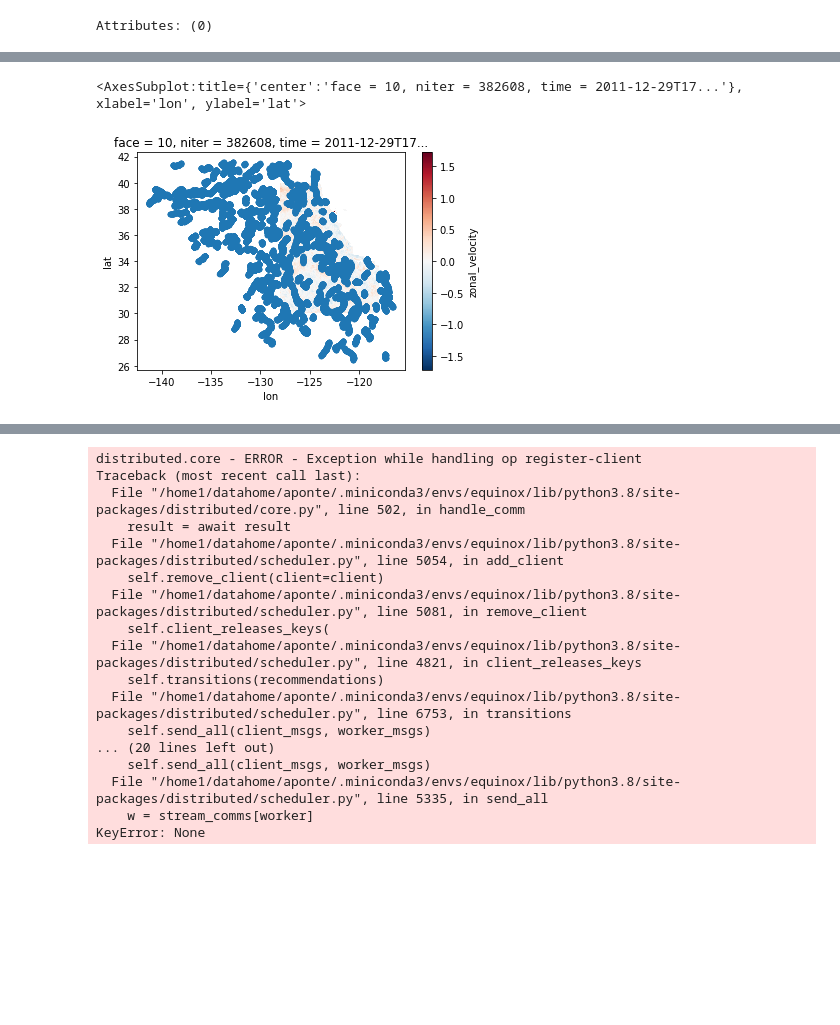
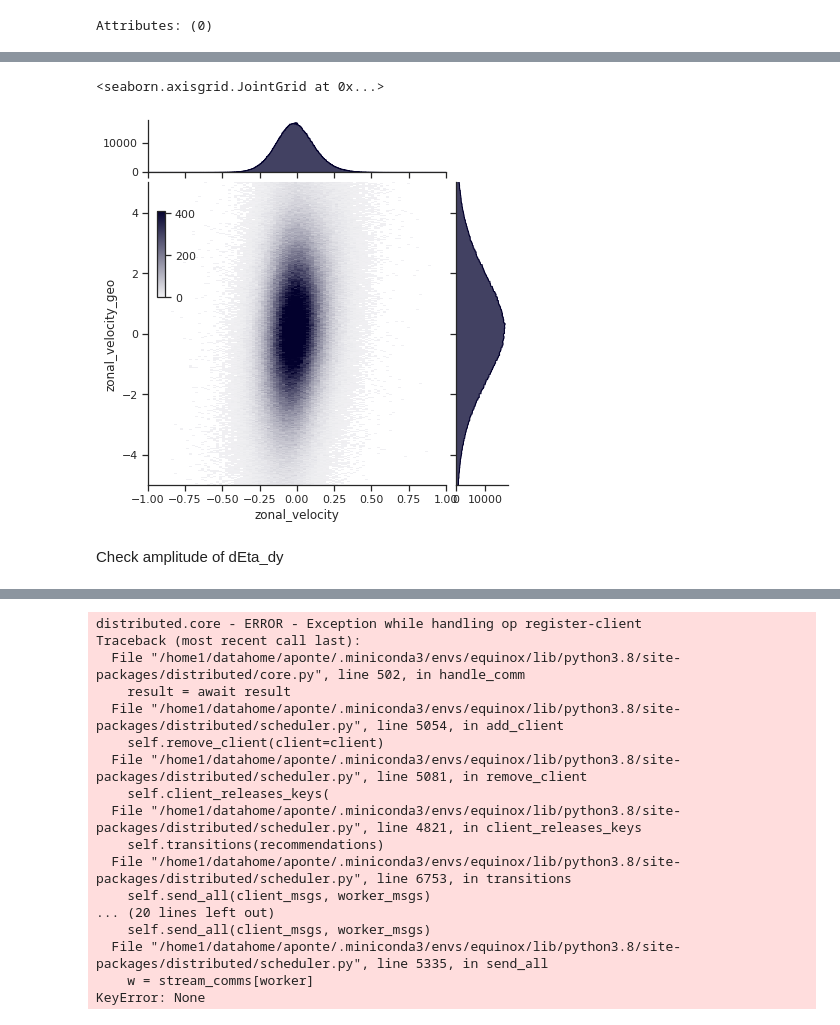
Before and after one commit to apatlpo/mit_equinox, a Jupyter notebook: calval/regional_interp.ipynb, the cells around one changed output, grey strips where cells are left out. Drawn from its saved outputs; the diff is of its cells as text; code cells hidden in the pictures; blank space fills up the shorter version.

Commit message:
wip update interp, weird amplitude

```diff
--- a/calval/regional_interp.ipynb
+++ b/calval/regional_interp.ipynb
@@ -340,7 +276,0 @@ _hdl.axes
-# %%
-_hdl = _da.plot(x="lon", y="lat")
-
-_df.plot.scatter(x="lon", y="lat", ax=_hdl.axes)
-# %% [output]
-<AxesSubplot:title={'center':'face = 10, niter = 382608, time = 2011-12-29T17...'}, xlabel='lon', ylabel='lat'>
-[figure, removed]
@@ -349,0 +277,26 @@ np.nanmean(out)
+# %%
+import seaborn as sns
+sns.set_theme(style="ticks")
+
+lims = (-5, 5)
+g = sns.JointGrid(data=df,
+                  x="zonal_velocity", y="zonal_velocity_geo",
+                  marginal_ticks=True,
+                  xlim=(-1, 1), ylim=(-5, 5),
+                 )
+
+# Create an inset legend for the histogram colorbar
+cax = g.fig.add_axes([.15, .55, .02, .2])
+
+# Add the joint and marginal histogram plots
+g.plot_joint(
+    sns.histplot,
+    binwidth = (.02, .02),
+    cmap="light:#03012d", pmax=.8, cbar=True, cbar_ax=cax
+)
+g.plot_marginals(sns.histplot, element="step", color="#03012d")
+# %% [output]
+<seaborn.axisgrid.JointGrid at 0x...>
+[figure, added]
+# %% [markdown]
+Check amplitude of dEta_dy
```
Also changed, not shown: parts of 19 cells of this notebook.
